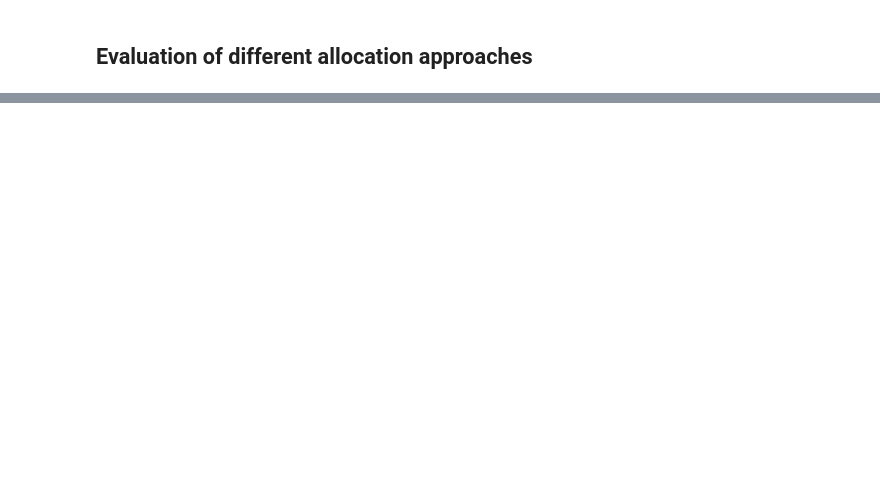
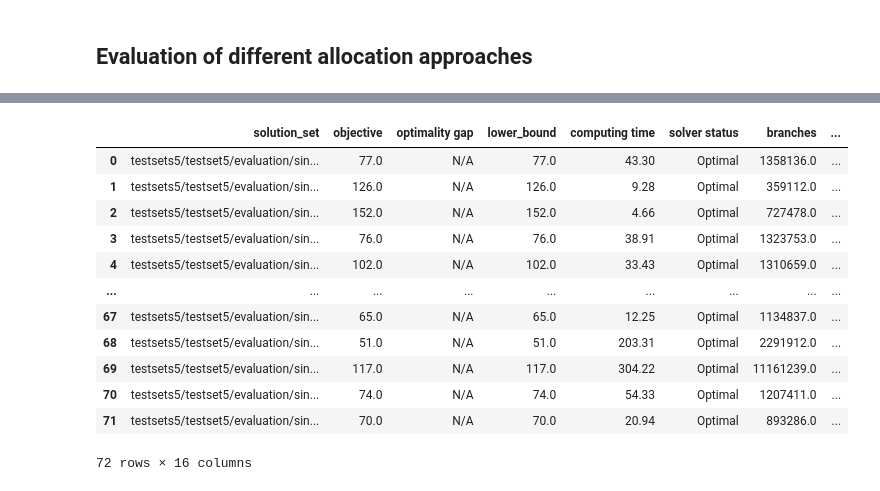
Before and after one commit to Schlixmann/ra_pst_py, a Jupyter notebook: evaluation.ipynb, the cells around one changed output, grey strips where cells are left out. Saved outputs shown, nothing was run; the diff lists cells and outputs as text; code cells hidden in the pictures; blank space fills up the shorter version.

```diff
--- a/evaluation.ipynb
+++ b/evaluation.ipynb
@@ -91,0 +140,28 @@ df
+# %%
+df = pd.DataFrame.from_dict(data, orient="index")
+df = df.reset_index().rename(columns={"index":'solution_set'})
+df["solution_approach"] = df["solution_set"].str.split("/").apply(lambda x: x[3] if len(x) > 3 else None)
+df["metadata"] = df["solution_set"].str.split("/").apply(lambda x: x[-1] if len(x) > 4 else None)
+
+df['flex'] = df['metadata'].str.split("-").apply(lambda x: x[0])  # First element
+df['cp'] = df['metadata'].str.split("-").apply(lambda x: x[1] if len(x) > 1 else None)  # Second element
+df['d_type'] = df['metadata'].str.split("-").apply(lambda x: x[2:] if len(x) > 2 else [])  # Rest of the elements
+df['branch_nesting'] = df['metadata'].str.split("-").apply(lambda x: x[3:] if len(x) > 3 else [])  # Rest of the elements
+df['flex_distribution'] = df['metadata'].str.split("-").apply(lambda x: x[4:] if len(x) > 4 else [])  # Rest of the elements
+df['d_type'] = df['d_type'].apply(lambda x: "".join(x))
+# %%
+df
+# %% [output]
+|  | solution_set | objective | optimality gap | lower_bound | computing time | solver status | branches | ... |
+| 0 | testsets5/testset5/evaluation/sin... | 77.0 | N/A | 77.0 | 43.30 | Optimal | 1358136.0 | ... |
+| 1 | testsets5/testset5/evaluation/sin... | 126.0 | N/A | 126.0 | 9.28 | Optimal | 359112.0 | ... |
+| 2 | testsets5/testset5/evaluation/sin... | 152.0 | N/A | 152.0 | 4.66 | Optimal | 727478.0 | ... |
+| 3 | testsets5/testset5/evaluation/sin... | 76.0 | N/A | 76.0 | 38.91 | Optimal | 1323753.0 | ... |
+| 4 | testsets5/testset5/evaluation/sin... | 102.0 | N/A | 102.0 | 33.43 | Optimal | 1310659.0 | ... |
+| ... | ... | ... | ... | ... | ... | ... | ... | ... |
+| 67 | testsets5/testset5/evaluation/sin... | 65.0 | N/A | 65.0 | 12.25 | Optimal | 1134837.0 | ... |
+| 68 | testsets5/testset5/evaluation/sin... | 51.0 | N/A | 51.0 | 203.31 | Optimal | 2291912.0 | ... |
+| 69 | testsets5/testset5/evaluation/sin... | 117.0 | N/A | 117.0 | 304.22 | Optimal | 11161239.0 | ... |
+| 70 | testsets5/testset5/evaluation/sin... | 74.0 | N/A | 74.0 | 54.33 | Optimal | 1207411.0 | ... |
+| 71 | testsets5/testset5/evaluation/sin... | 70.0 | N/A | 70.0 | 20.94 | Optimal | 893286.0 | ... |
+72 rows × 16 columns
```
Also changed, not shown: parts of 13 cells of this notebook, 17 other files.
